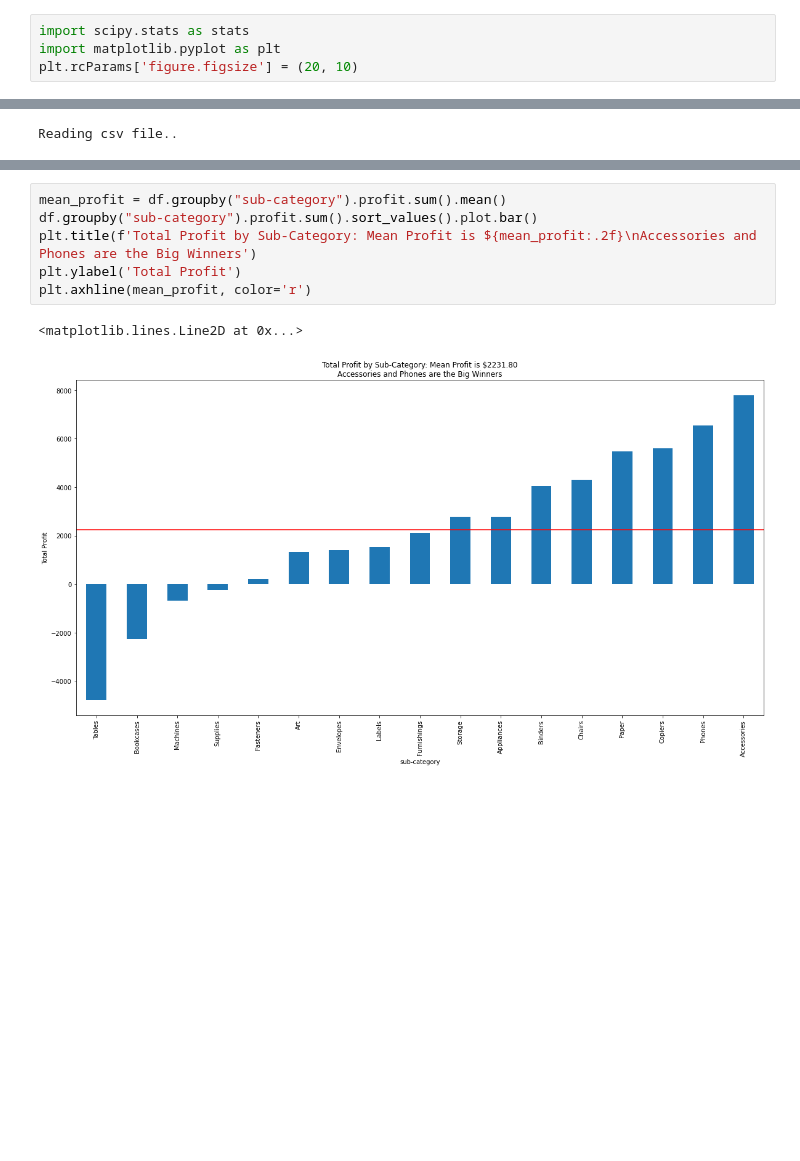
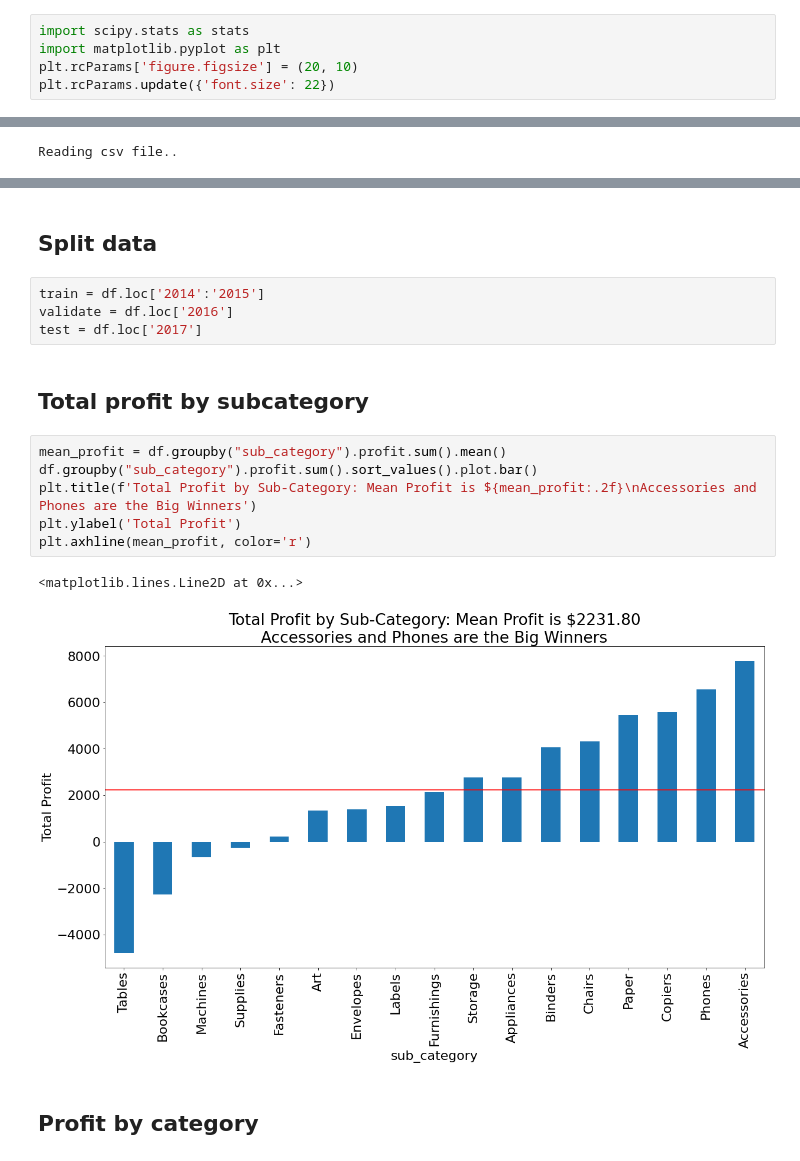
Before and after one commit to superstore-stephen-jesse/superstor-time-series-project, a Jupyter notebook: explore_jesse.ipynb, the cells around one changed output, grey strips where cells are left out. Cells and saved outputs as stored; diff of their text form; blank space fills up the shorter version.

```diff
--- a/explore_jesse.ipynb
+++ b/explore_jesse.ipynb
@@ -12,6 +12,7 @@ import prepare
 import scipy.stats as stats
 import matplotlib.pyplot as plt
 plt.rcParams['figure.figsize'] = (20, 10)
+plt.rcParams.update({'font.size': 22})
 # %%
 # df = acquire_stephen.get_superstore_data()
 # %%
@@ -68,10 +34,20 @@ Index(['region_id', 'product_id', 'customer_id', 'category_id', 'order_id',
+# %% [markdown]
+## Split data
+# %%
+train = df.loc['2014':'2015']
+validate = df.loc['2016']
+test = df.loc['2017']
+# %% [markdown]
+## Total profit by subcategory
 # %%
-mean_profit = df.groupby("sub-category").profit.sum().mean()
-df.groupby("sub-category").profit.sum().sort_values().plot.bar()
+mean_profit = df.groupby("sub_category").profit.sum().mean()
+df.groupby("sub_category").profit.sum().sort_values().plot.bar()
 plt.title(f'Total Profit by Sub-Category: Mean Profit is ${mean_profit:.2f}\nAccessories and Phones are the Big Winners')
 plt.ylabel('Total Profit')
 plt.axhline(mean_profit, color='r')
 # %% [output]
 <matplotlib.lines.Line2D at 0x...>
-[figure, old version]
+[figure, new version]
+# %% [markdown]
+## Profit by category
 # %%
```
Also changed, not shown: parts of 16 cells of this notebook.
